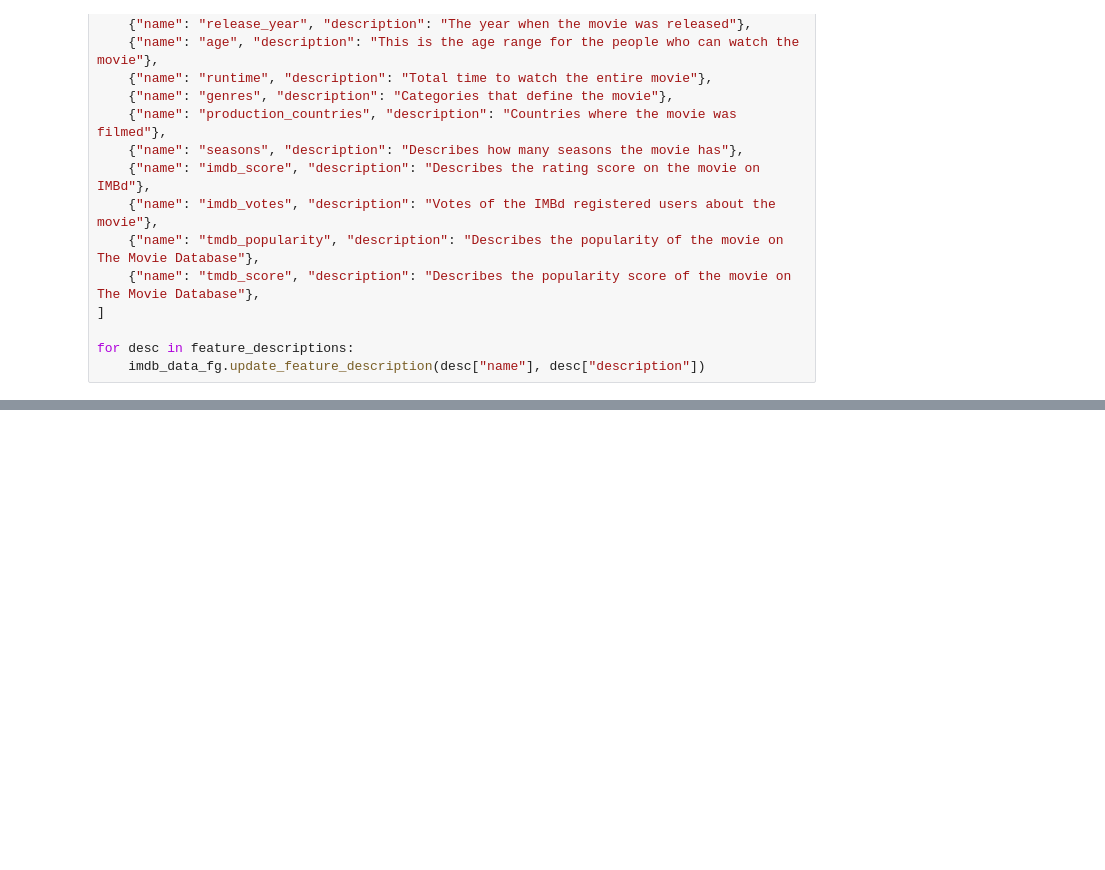
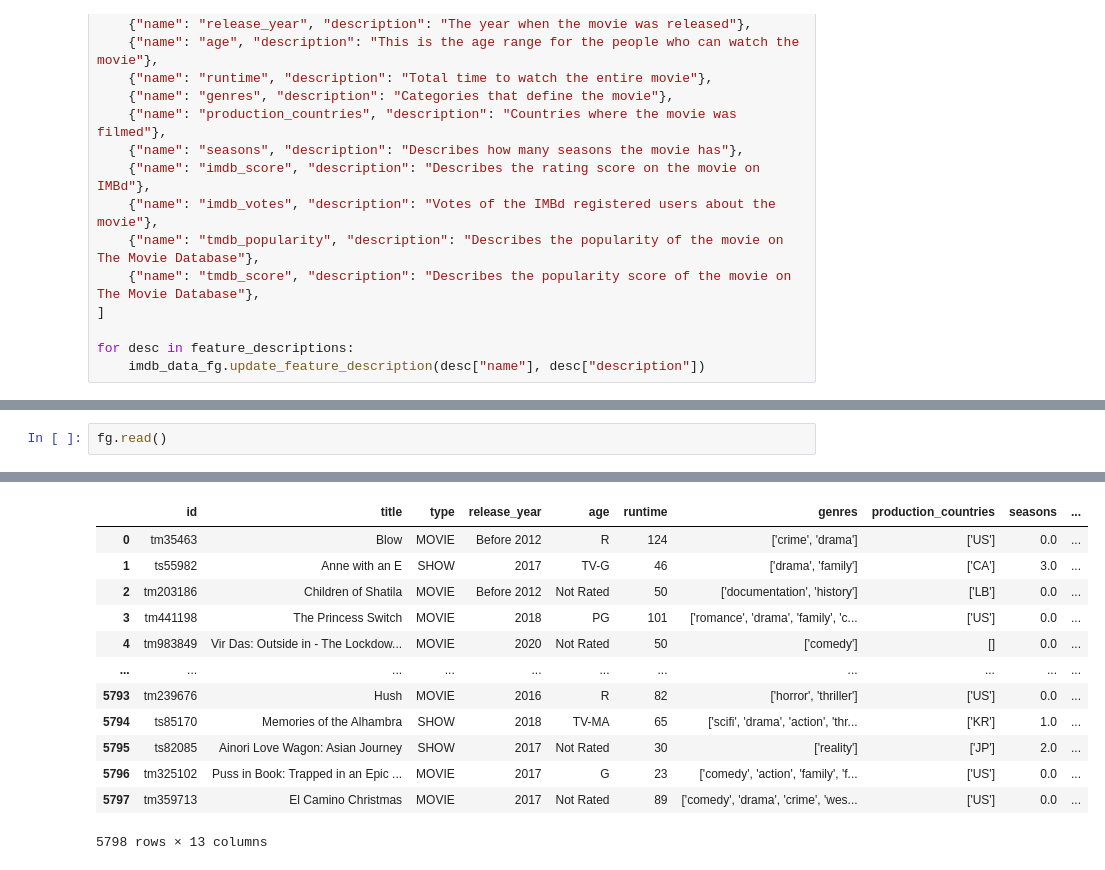
Before and after one commit to zenUnicorn/EDA-with-a-Feature-Store, a Jupyter notebook: IMDB-EDA.ipynb, the cells around one changed output, grey strips where cells are left out. Saved outputs shown, nothing was run; the diff lists cells and outputs as text; blank space fills up the shorter version.

```diff
--- a/IMDB-EDA.ipynb
+++ b/IMDB-EDA.ipynb
@@ -304,0 +348,3 @@ for desc in feature_descriptions:
+# %%
+fg.read()
+# %% [output]
@@ -304,0 +354,13 @@ for desc in feature_descriptions:
+|  | id | title | type | release_year | age | runtime | genres | production_countries | seasons | ... |
+| 0 | tm35463 | Blow | MOVIE | Before 2012 | R | 124 | ['crime', 'drama'] | ['US'] | 0.0 | ... |
+| 1 | ts55982 | Anne with an E | SHOW | 2017 | TV-G | 46 | ['drama', 'family'] | ['CA'] | 3.0 | ... |
+| 2 | tm203186 | Children of Shatila | MOVIE | Before 2012 | Not Rated | 50 | ['documentation', 'history'] | ['LB'] | 0.0 | ... |
+| 3 | tm441198 | The Princess Switch | MOVIE | 2018 | PG | 101 | ['romance', 'drama', 'family', 'c... | ['US'] | 0.0 | ... |
+| 4 | tm983849 | Vir Das: Outside in - The Lockdow... | MOVIE | 2020 | Not Rated | 50 | ['comedy'] | [] | 0.0 | ... |
+| ... | ... | ... | ... | ... | ... | ... | ... | ... | ... | ... |
+| 5793 | tm239676 | Hush | MOVIE | 2016 | R | 82 | ['horror', 'thriller'] | ['US'] | 0.0 | ... |
+| 5794 | ts85170 | Memories of the Alhambra | SHOW | 2018 | TV-MA | 65 | ['scifi', 'drama', 'action', 'thr... | ['KR'] | 1.0 | ... |
+| 5795 | ts82085 | Ainori Love Wagon: Asian Journey | SHOW | 2017 | Not Rated | 30 | ['reality'] | ['JP'] | 2.0 | ... |
+| 5796 | tm325102 | Puss in Book: Trapped in an Epic ... | MOVIE | 2017 | G | 23 | ['comedy', 'action', 'family', 'f... | ['US'] | 0.0 | ... |
+| 5797 | tm359713 | El Camino Christmas | MOVIE | 2017 | Not Rated | 89 | ['comedy', 'drama', 'crime', 'wes... | ['US'] | 0.0 | ... |
+5798 rows × 13 columns
```
Also changed, not shown: parts of 12 cells of this notebook.
